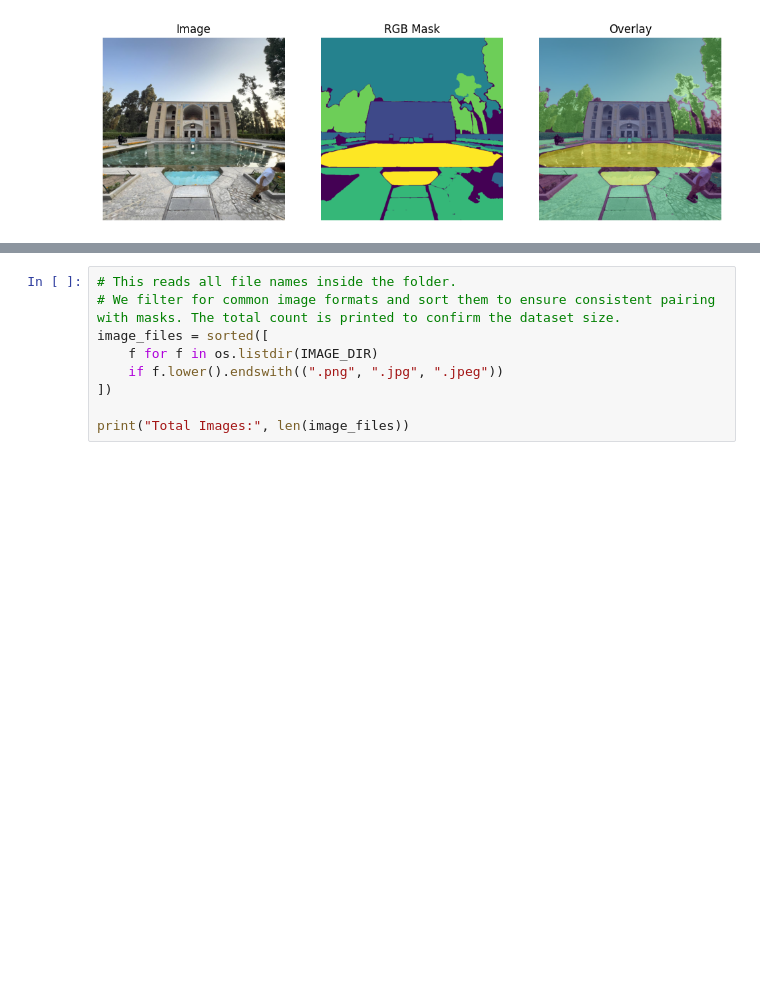
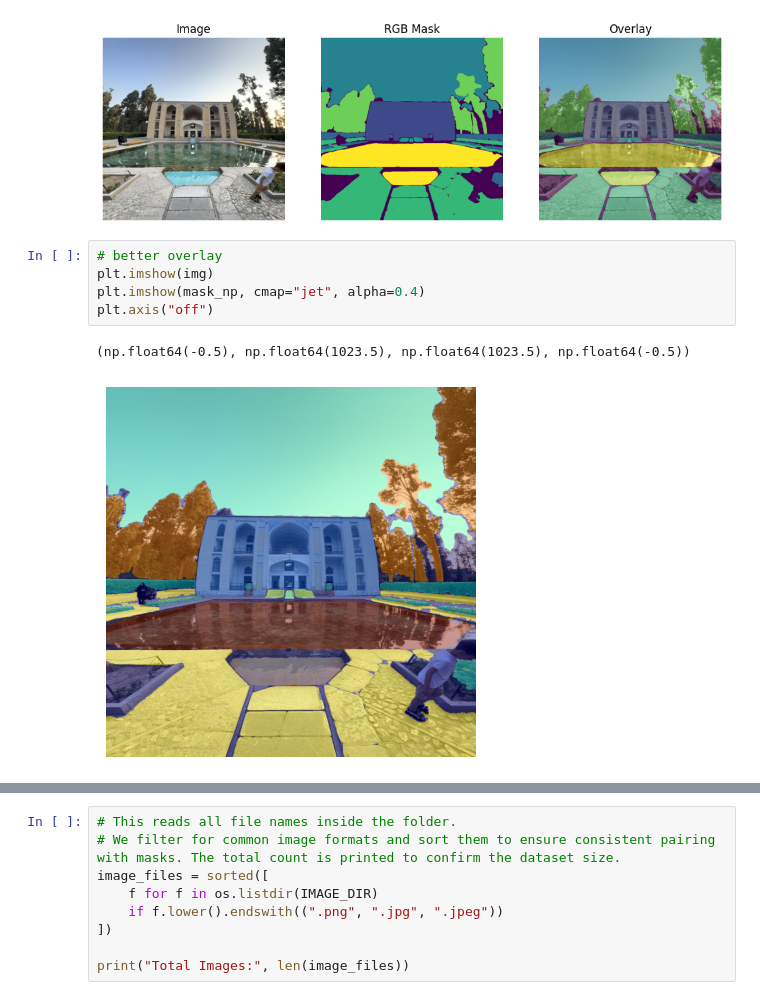
Before and after one commit to Hessam-Maniei/Persian_Garden_Segmentation_Analysis, a Jupyter notebook: notebookes/01_fin_garden_semantic_segmentation.ipynb, the cells around one changed output, grey strips where cells are left out. Drawn from its saved outputs; the diff is of its cells as text; blank space fills up the shorter version.

```diff
--- a/notebookes/01_fin_garden_semantic_segmentation.ipynb
+++ b/notebookes/01_fin_garden_semantic_segmentation.ipynb
@@ -115,6 +115,14 @@ plt.axis("off")
 plt.show()
 # %% [output]
 [figure]
+# %%
+# better overlay
+plt.imshow(img)
+plt.imshow(mask_np, cmap="jet", alpha=0.4)
+plt.axis("off")
+# %% [output]
+(np.float64(-0.5), np.float64(1023.5), np.float64(1023.5), np.float64(-0.5))
+[figure, added]
 # %%
 # Unique RGB colors
 import numpy as np
```
Also changed, not shown: parts of 1 cell of this notebook.
